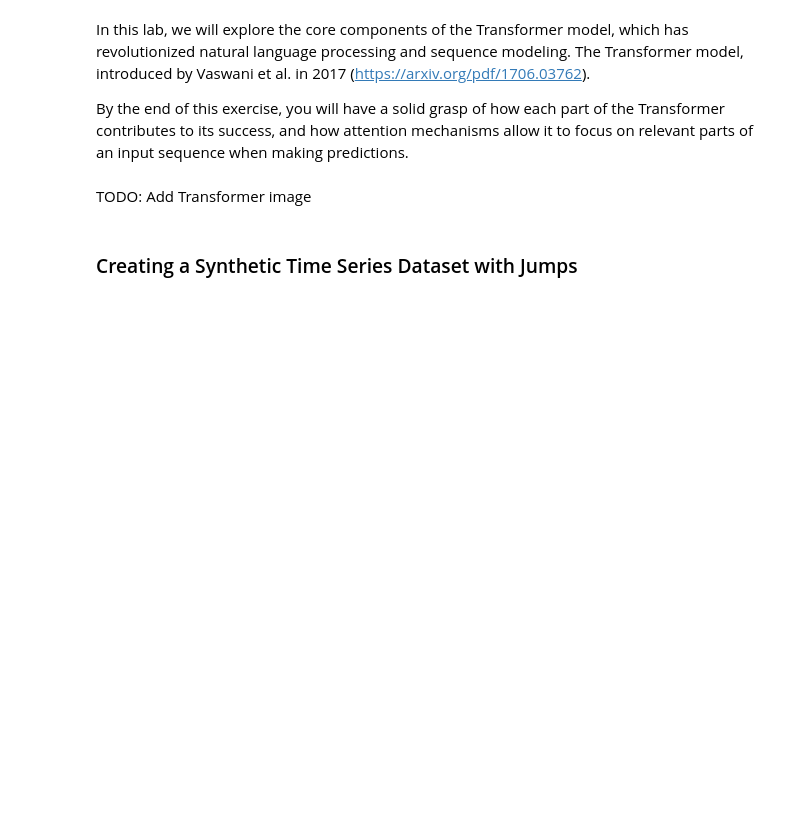
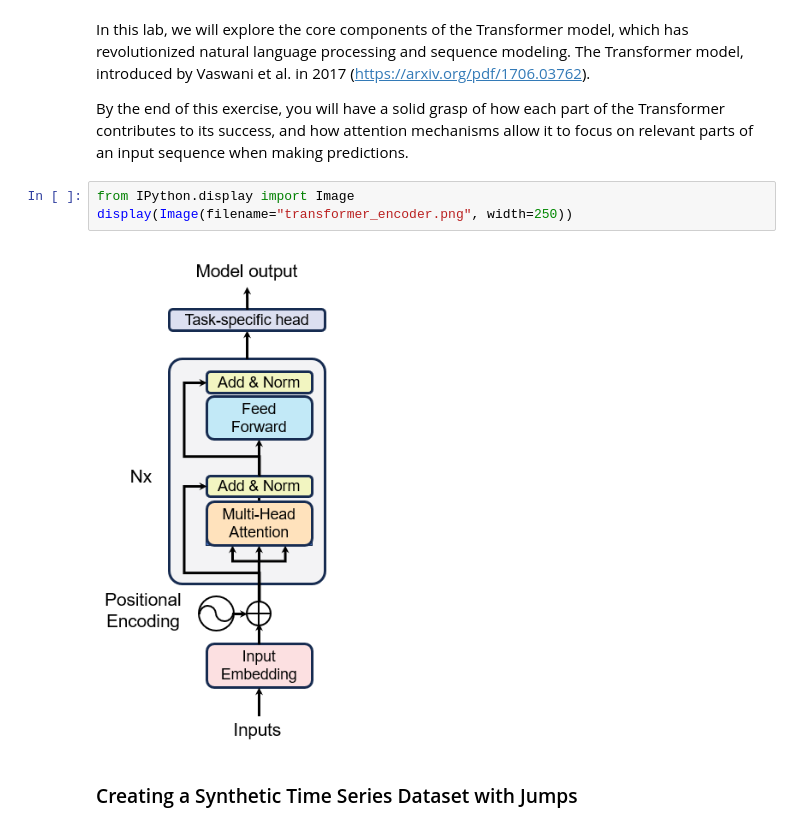
Before and after one commit to dbdmg/llm, a Jupyter notebook: lab02/solution.ipynb, the cells around one changed output. Cells and saved outputs as stored; diff of their text form; blank space fills up the shorter version.

```diff
--- a/lab02/solution.ipynb
+++ b/lab02/solution.ipynb
@@ -17,8 +17,11 @@ np.random.seed(42)
 In this lab, we will explore the core components of the Transformer model, which has revolutionized natural language processing and sequence modeling. The Transformer model, introduced by Vaswani et al. in 2017 (https://arxiv.org/pdf/1706.03762).
 
 By the end of this exercise, you will have a solid grasp of how each part of the Transformer contributes to its success, and how attention mechanisms allow it to focus on relevant parts of an input sequence when making predictions.
-# %% [markdown]
-TODO: Add Transformer image
+# %%
+from IPython.display import Image
+display(Image(filename="transformer_encoder.png", width=250))
+# %% [output]
+[figure, added]
 # %% [markdown]
 ### Creating a Synthetic Time Series Dataset with Jumps
 # %% [markdown]
```
Also changed, not shown: parts of 8 cells of this notebook, 1 other file.
